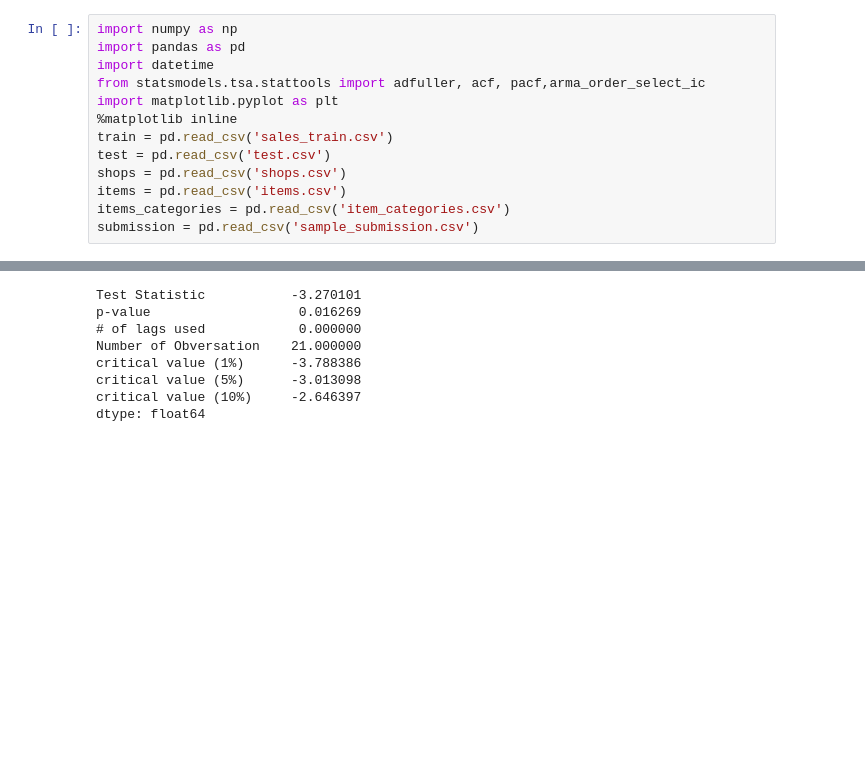
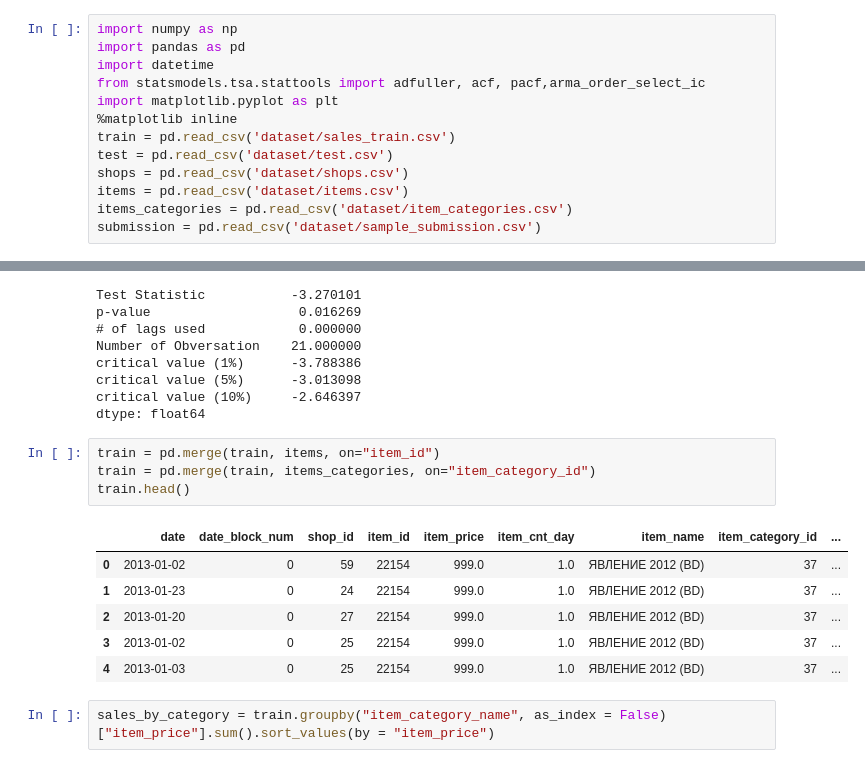
Before and after one commit to PaulGuo5/Predict-Future-Sales, a Jupyter notebook: preprocess.ipynb, the cells around one changed output, grey strips where cells are left out. Cells and saved outputs as stored; diff of their text form; blank space fills up the shorter version.

```diff
--- a/preprocess.ipynb
+++ b/preprocess.ipynb
@@ -5,12 +5,12 @@ import datetime
 from statsmodels.tsa.stattools import adfuller, acf, pacf,arma_order_select_ic
 import matplotlib.pyplot as plt
 %matplotlib inline
-train = pd.read_csv('sales_train.csv')
-test = pd.read_csv('test.csv')
-shops = pd.read_csv('shops.csv')
-items = pd.read_csv('items.csv')
-items_categories = pd.read_csv('item_categories.csv')
-submission = pd.read_csv('sample_submission.csv')
+train = pd.read_csv('dataset/sales_train.csv')
+test = pd.read_csv('dataset/test.csv')
+shops = pd.read_csv('dataset/shops.csv')
+items = pd.read_csv('dataset/items.csv')
+items_categories = pd.read_csv('dataset/item_categories.csv')
+submission = pd.read_csv('dataset/sample_submission.csv')
 # %%
 def preprocess_date(data):
     data.date = data.date.apply(lambda x : datetime.datetime.strptime(x, '%d.%m.%Y'))
@@ -125,3 +128,16 @@ critical value (1%)      -3.788386
 critical value (5%)      -3.013098
 critical value (10%)     -2.646397
 dtype: float64
+# %%
+train = pd.merge(train, items, on="item_id")
+train = pd.merge(train, items_categories, on="item_category_id")
+train.head()
+# %% [output]
+|  | date | date_block_num | shop_id | item_id | item_price | item_cnt_day | item_name | item_category_id | ... |
+| 0 | 2013-01-02 | 0 | 59 | 22154 | 999.0 | 1.0 | ЯВЛЕНИЕ 2012 (BD) | 37 | ... |
+| 1 | 2013-01-23 | 0 | 24 | 22154 | 999.0 | 1.0 | ЯВЛЕНИЕ 2012 (BD) | 37 | ... |
+| 2 | 2013-01-20 | 0 | 27 | 22154 | 999.0 | 1.0 | ЯВЛЕНИЕ 2012 (BD) | 37 | ... |
+| 3 | 2013-01-02 | 0 | 25 | 22154 | 999.0 | 1.0 | ЯВЛЕНИЕ 2012 (BD) | 37 | ... |
+| 4 | 2013-01-03 | 0 | 25 | 22154 | 999.0 | 1.0 | ЯВЛЕНИЕ 2012 (BD) | 37 | ... |
+# %%
+sales_by_category = train.groupby("item_category_name", as_index = False)["item_price"].sum().sort_values(by = "item_price")
```
Also changed, not shown: parts of 3 cells of this notebook.
